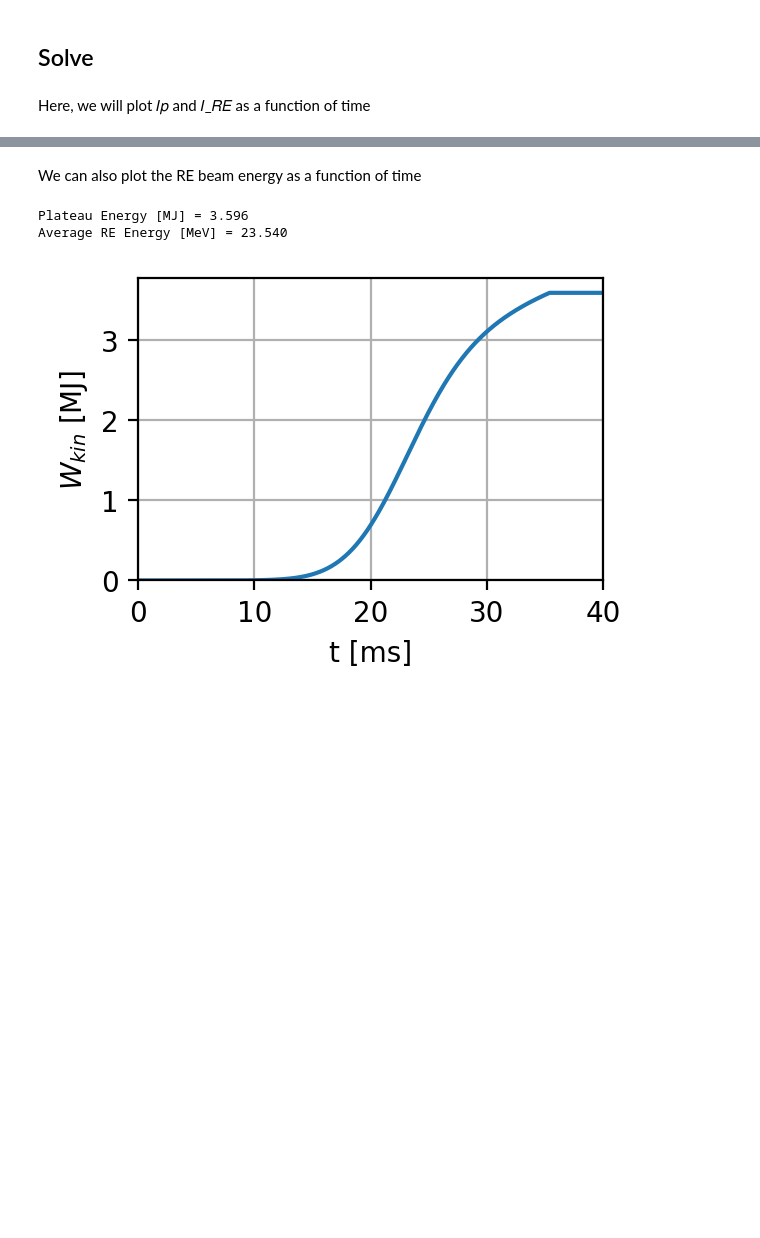
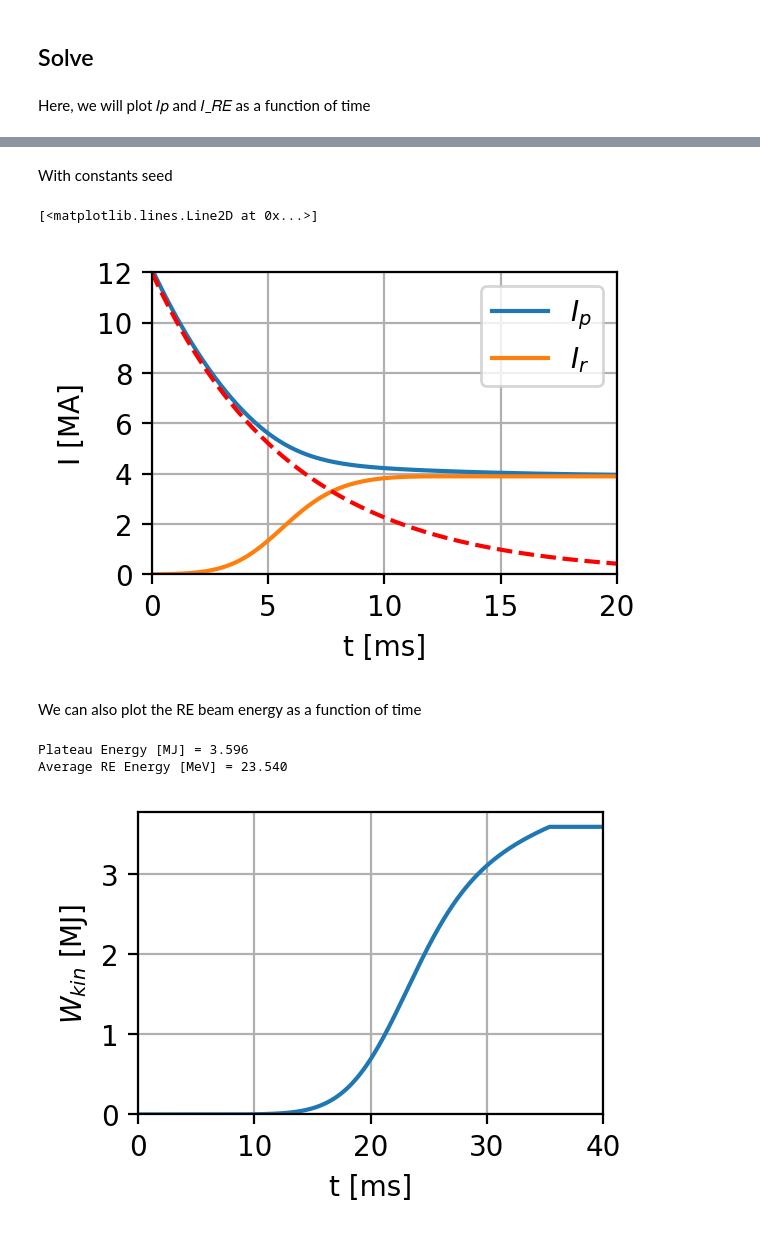
Before and after one commit to ridatta/RE_Solver, a Jupyter notebook: ARC-0D-20260623.ipynb, the cells around one changed output, grey strips where cells are left out. Cells and saved outputs as stored; diff of their text form; code cells hidden in the pictures; blank space fills up the shorter version.

```diff
--- a/ARC-0D-20260623.ipynb
+++ b/ARC-0D-20260623.ipynb
@@ -114,3 +125,32 @@ plt.legend()
+# %% [markdown]
+With constants seed
+# %%
+solver.Ir0 = 5.0e3 # Initial RE Current [A]
+solver.iAvalanche = 3 # Initial RE Current [A]
+
+# solve
+solver.tmax = 20e-3 # end time [s]
+solver.idiag = True # calculate detailed output
+t, Ip, Ir, Wk = solver.solve()
+
+
+fig, axs = plt.subplots(1,1,figsize=(3,2),dpi=200,sharex=True)
+plt.plot(t*1e3,Ip/1e6,label='$I_p$')
+plt.plot(t*1e3,Ir/1e6,label='$I_r$')
+plt.grid()
+plt.xlabel('t [ms]')
+plt.ylabel('I [MA]')
+plt.ylim([0,12])
+plt.yticks(np.arange(0,13,2))
+plt.xlim([0,solver.tmax*1e3])
+
+plt.legend()
+
+
+plt.plot(t*1e3,12*np.exp(-t/6e-3),'r--')
+# %% [output]
+[<matplotlib.lines.Line2D at 0x...>]
+[figure, added]
 # %% [markdown]
 We can also plot the RE beam energy as a function of time
 # %%
```
Also changed, not shown: parts of 4 cells of this notebook, 11 other files.
